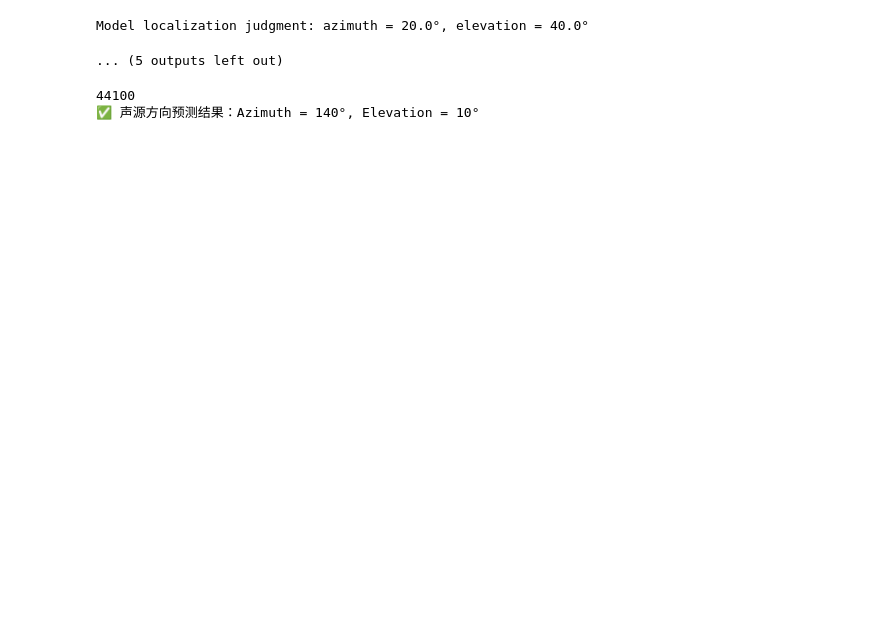
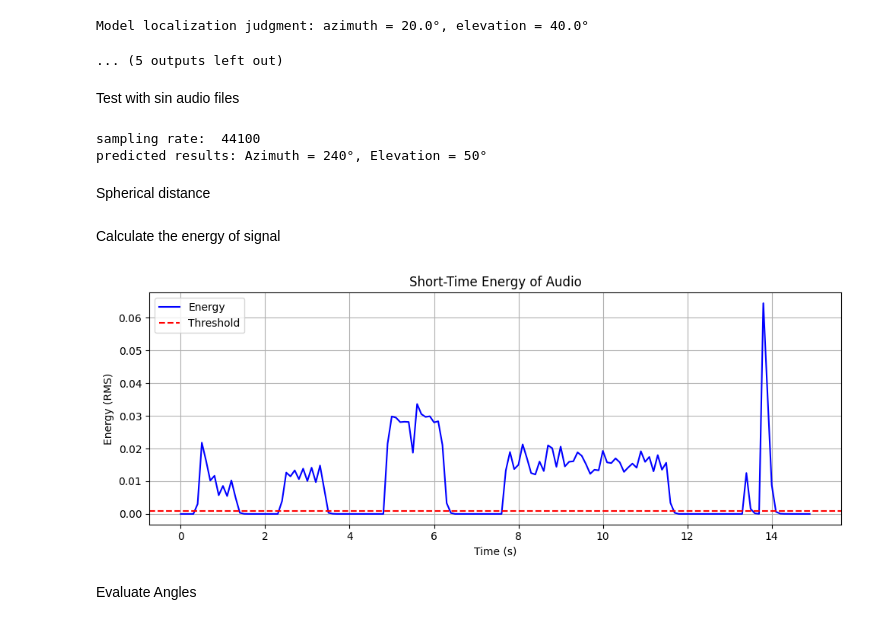
Before and after one commit to Kenzot007/BinauralLocalizationCNN_tf2, a Jupyter notebook: DEMO_tf2_model.ipynb, the cells around one changed output. Drawn from its saved outputs; the diff is of its cells as text; code cells hidden in the pictures; blank space fills up the shorter version.

Commit message:
added spherical distance

```diff
--- a/DEMO_tf2_model.ipynb
+++ b/DEMO_tf2_model.ipynb
@@ -160,18 +160,19 @@ Model localization judgment: azimuth = 265.0°, elevation = 20.0°
 [interactive output not drawn]
 Model localization judgment: azimuth = 20.0°, elevation = 40.0°
 ... (5 outputs left out)
+# %% [markdown]
+Test with sin audio files
 # %%
 import soundfile as sf
 import numpy as np
 import librosa
 
-y, sr = sf.read(r"G:\GitHub\BinauralLocalizationCNN_tf2\audio\sin\sin_135°.wav")
-#y, sr = librosa.load(r"G:\GitHub\BinauralLocalizationCNN_tf2\audio\sin\sin_125°.wav", sr=48000, mono=False)  # sr=48000 自动重采样
-print(sr)
-# assert sr == 48000, "必须使用采样率为 48kHz 的音频"
+y, sr = sf.read(r"G:\GitHub\BinauralLocalizationCNN_tf2\audio\sin\sin_200°.wav")
+print("sampling rate: ", sr)
+
 assert y.ndim == 2 and y.shape[1] == 2, "必须是双通道立体声"
 
-# 如果长于 1 秒，裁剪前 1 秒；如果不足 1 秒，补零
+# zero padding to 48000
 if y.shape[0] > 48000:
     y = y[:48000]
 elif y.shape[0] < 48000:
@@ -190,7 +191,9 @@ def label_to_azim_elev(label):
     return azim, elev
 
 azim, elev = label_to_azim_elev(label)
-print(f"✅ 声源方向预测结果：Azimuth = {azim}°, Elevation = {elev}°")
+print(f"predicted results: Azimuth = {azim}°, Elevation = {elev}°")
 # %% [output]
-44100
-✅ 声源方向预测结果：Azimuth = 140°, Elevation = 10°
+sampling rate:  44100
+predicted results: Azimuth = 240°, Elevation = 50°
+# %% [markdown]
+Spherical distance
@@ -196,0 +227,40 @@ print(f"✅ 声源方向预测结果：Azimuth = {azim}°, Elevation = {elev}°"
+# %% [markdown]
+Calculate the energy of signal
+# %%
+import matplotlib.pyplot as plt
+import librosa
+
+def compute_short_time_energy(y, sr=48000, frame_ms=100):
+    frame_len = int(sr * frame_ms / 1000)
+    energies = []
+    times = []
+    for i in range(0, len(y) - frame_len + 1, frame_len):
+        segment = y[i:i+frame_len]
+        energy = np.sqrt(np.mean(segment**2))
+        energies.append(energy)
+        times.append(i / sr)
+    return np.array(times), np.array(energies)
+
+def plot_energy_timeline(y, sr=48000, energy_threshold=1e-4):
+    if y.ndim == 2:
+        y = np.mean(y, axis=1)  # Change to mono channel
+    times, energies = compute_short_time_energy(y, sr)
+    plt.figure(figsize=(10, 4))
+    plt.plot(times, energies, label="Energy", color='blue')
+    plt.axhline(energy_threshold, color='red', linestyle='--', label='Threshold')
+    plt.xlabel("Time (s)")
+    plt.ylabel("Energy (RMS)")
+    plt.title("Short-Time Energy of Audio")
+    plt.grid(True)
+    plt.legend()
+    plt.tight_layout()
+    plt.show()
+
+y, sr = librosa.load(r"G:\GitHub\BinauralLocalizationCNN_tf2\audio1\bin_prox_dir_one\split1_ov1_1.flac", sr=48000, mono=False)
+if y.ndim == 2:
+    y = y.T
+plot_energy_timeline(y, sr=sr, energy_threshold=0.001)
+# %% [output]
+[figure, added]
+# %% [markdown]
+Evaluate Angles
```
Also changed, not shown: parts of 4 cells of this notebook.
